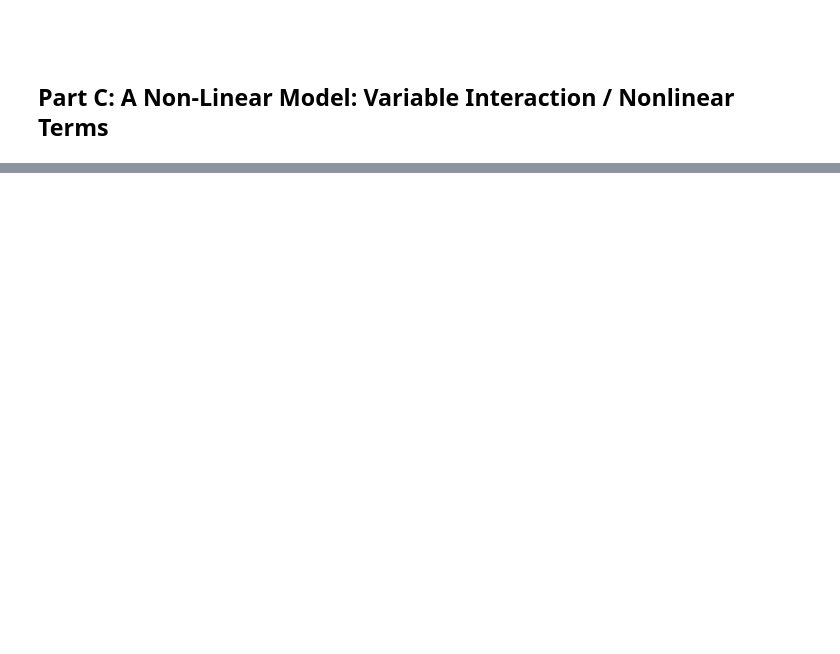
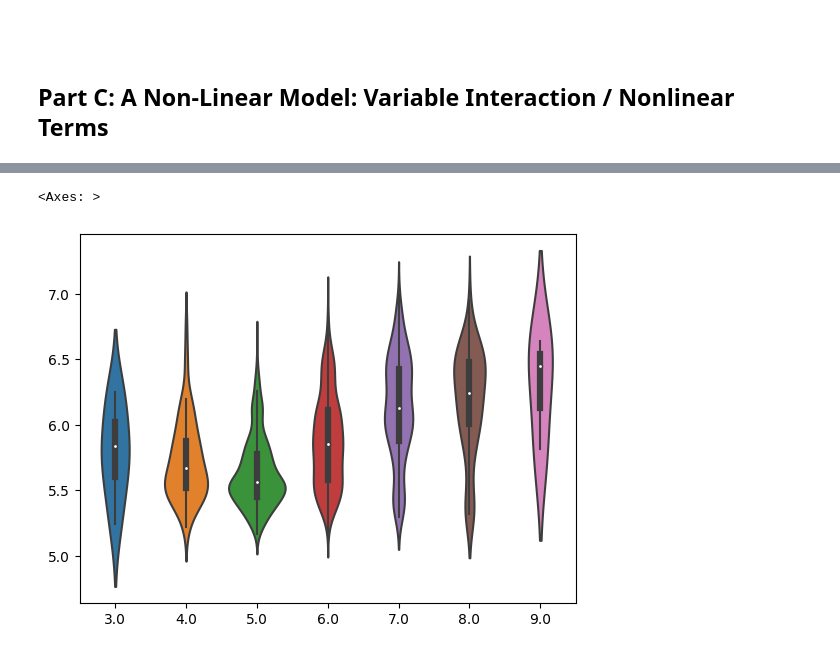
Before and after one commit to Syvven/CSCI-4980, a Jupyter notebook: homework3/hw3.ipynb, the cells around one changed output, grey strips where cells are left out. Drawn from its saved outputs; the diff is of its cells as text; code cells hidden in the pictures; blank space fills up the shorter version.

```diff
--- a/homework3/hw3.ipynb
+++ b/homework3/hw3.ipynb
@@ -407,0 +389,29 @@ torch.Size([1960])
+# %%
+# normalized
+X3 = torch.zeros([X_tens.shape[0],3])
+
+# just alcohol
+X3[:,0] = X_tens[:,10]
+
+# citric acid and residual sugar combined
+X3[:,1] = X_tens[:,2]*X_tens[:,3]
+
+# fixed acidity and total sulfur dioxide
+X3[:,2] = X_tens[:,0]*X_tens[:,6]
+
+y3 = y_tens.detach().clone()
+
+# test train split
+# I didn't really want to make a dataloader
+
+indices = np.random.permutation(X3.shape[0])
+train_indices = indices[:int(X3.shape[0]*0.6)]
+test_indices = indices[int(X3.shape[0]*0.6):]
+
+train_X = X3[train_indices,:].detach().clone()
+train_y = y3[train_indices].detach().clone()
+
+test_X = X3[test_indices,:].detach().clone()
+test_y3 = y3[test_indices].detach().clone()
+
+lm3.train(train_X, train_y, criterion)
@@ -407,0 +429,12 @@ torch.Size([1960])
+# %%
+preds3 = lm3.predict(test_X)
+
+print(lm3.params)
+
+err = 0
+for i,pred in enumerate(preds3):
+    if (round(pred.item()) != test_y3[i].item()): err += 1
+
+print(err / test_y3.shape[0])
+
+preds_first = preds3.detach().numpy()
@@ -407,0 +588,5 @@ torch.Size([1960])
+# %%
+sns.violinplot(x=test_y3.detach().numpy(), y=preds_first)
+# %% [output]
+<Axes: >
+[figure, added]
```
Also changed, not shown: parts of 56 cells of this notebook.
